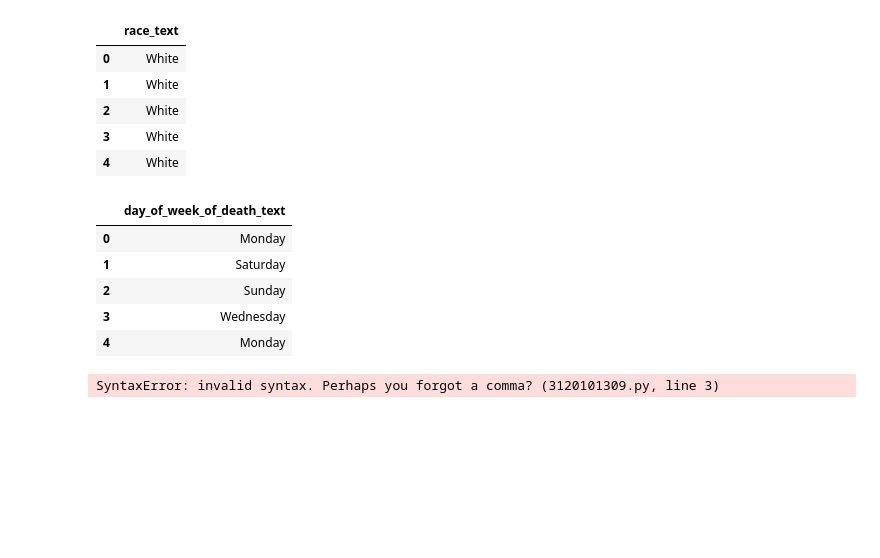
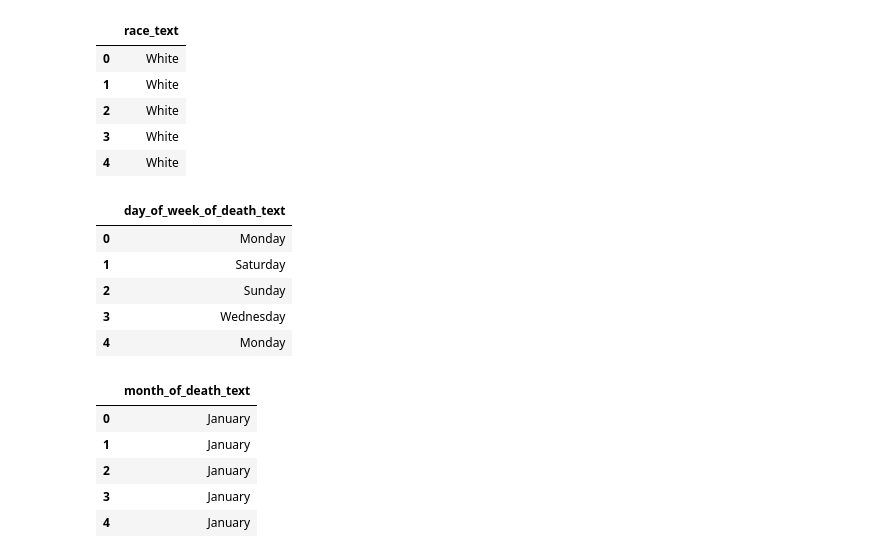
Before and after one commit to azmedtech/ASU_DA_Project1_Team2, a Jupyter notebook: jb_US_Death_Data_Project.ipynb, the cells around one changed output. Drawn from its saved outputs; the diff is of its cells as text; code cells hidden in the pictures; blank space fills up the shorter version.

```diff
--- a/jb_US_Death_Data_Project.ipynb
+++ b/jb_US_Death_Data_Project.ipynb
@@ -158,24 +187,28 @@ day_of_week_of_death = {1: 'Sunday',
   6: 'Friday',
   7: 'Saturday',
   9: 'Unknown'}
+raw_2005_DD_df["day_of_week_of_death_text"] = raw_2005_DD_df["day_of_week_of_death"].map(day_of_week_of_death)
+raw_2005_DD_df[["day_of_week_of_death_text"]].head()
+# %% [output]
+|  | day_of_week_of_death_text |
+| 0 | Monday |
+| 1 | Saturday |
+| 2 | Sunday |
+| 3 | Wednesday |
+| 4 | Monday |
-# %%
-raw_2005_DD_df["day_of_week_of_death_text"] = raw_2005_DD_df["day_of_week_of_death"].map(day_of_week_of_death)
-raw_2005_DD_df[["day_of_week_of_death_text"]].head()
-# %% [output]
-|  | day_of_week_of_death_text |
-| 0 | Monday |
-| 1 | Saturday |
-| 2 | Sunday |
-| 3 | Wednesday |
-| 4 | Monday |
 # %%
 #Map month of death?
 month = {10:"October", 11:"November", 12:"December", 1:"January", 2:"February", 3:"March", 4:"April", 5:"May", 6:"June",
-7:string"July"
-8:string"August"
-9:string"September"
-}
+7:"July", 8:"August", 9:"September"}
+
+raw_2005_DD_df["month_of_death_text"] = raw_2005_DD_df["month_of_death"].map(month)
+raw_2005_DD_df[["month_of_death_text"]].head()
 # %% [output]
-SyntaxError: invalid syntax. Perhaps you forgot a comma? (3120101309.py, line 3)
+|  | month_of_death_text |
+| 0 | January |
+| 1 | January |
+| 2 | January |
+| 3 | January |
+| 4 | January |
 # %%
 #Map place of death and decedents status
```
Also changed, not shown: parts of 14 cells of this notebook.
